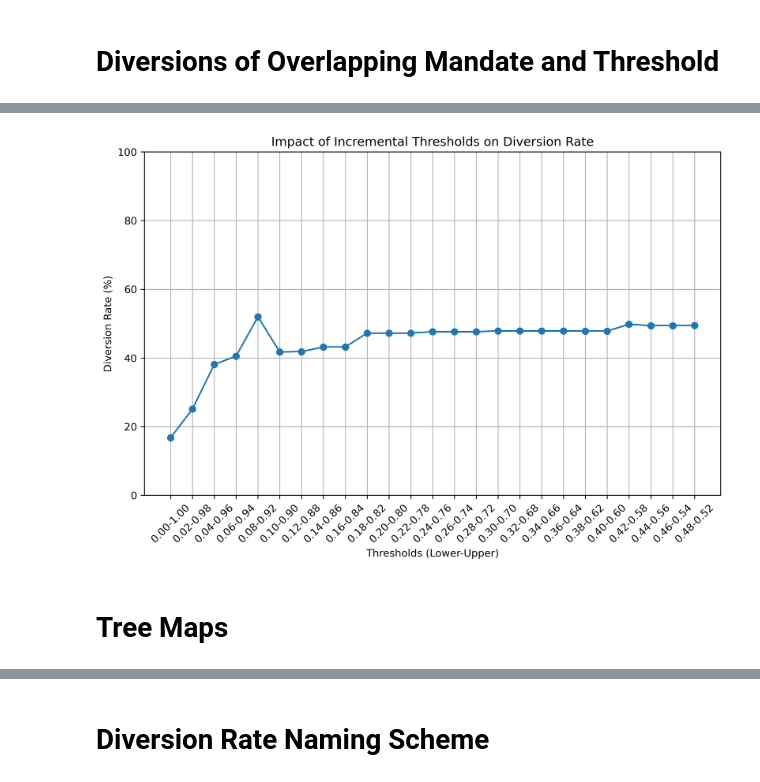
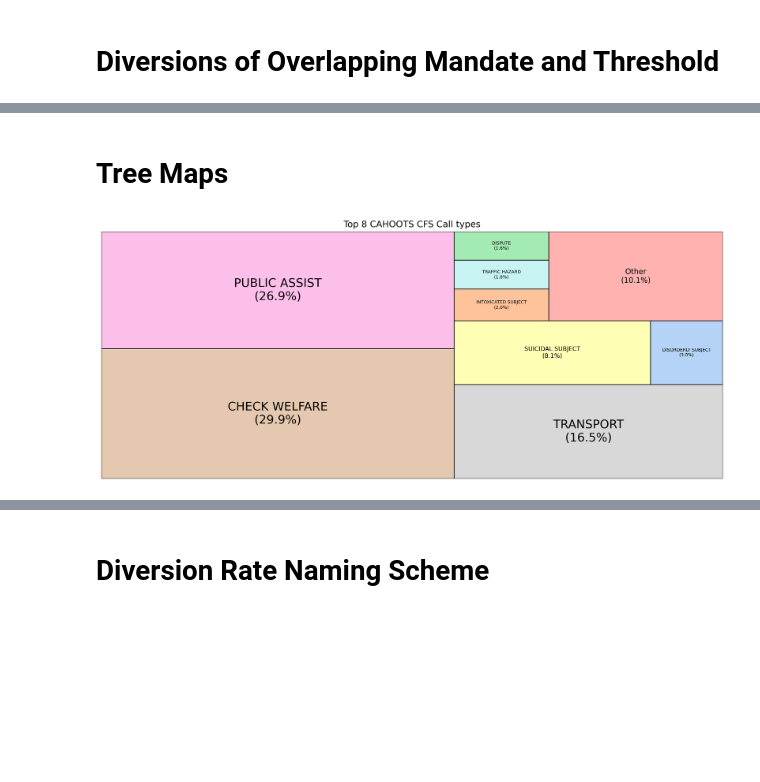
Before and after one commit to Nathan-M-Burton/CAHOOTS_DIVERSIONS, a Jupyter notebook: cahoots_diversions_eda.ipynb, the cells around one changed output, grey strips where cells are left out. Drawn from its saved outputs; the diff is of its cells as text; code cells hidden in the pictures; blank space fills up the shorter version.

```diff
--- a/cahoots_diversions_eda.ipynb
+++ b/cahoots_diversions_eda.ipynb
@@ -29,8 +34,10 @@ CAD_data = CAD_data.drop(columns=['Unnamed: 0', 'Beat', 'Unit_Cleared_Time'])
 CAD_data = CAD_data[CAD_data["Call_Source"] != "SELF"]
 CAD_data = CAD_data[CAD_data["Call_Source"] != "RPTO"]
 
+# Filter dead-end calls
+#CAD_data = CAD_data[CAD_data["Disposition"] != "GONE ON ARRIVAL"]
+
 # Drop duplicates and NA
-#CAD_data = CAD_data.drop_duplicates(subset='IncidentNumber', keep='first')
 CAD_data = CAD_data.drop_duplicates()
 CAD_data = CAD_data.dropna(subset=["PrimaryUnitCallSign", "RespondingUnitCallSign"], how='all')
 
@@ -38,8 +45,8 @@ CAD_data = CAD_data.dropna(subset=["PrimaryUnitCallSign", "RespondingUnitCallSig
 zip_codes = [97402.0, 97401.0, 97405.0, 97404.0, 97403.0, 97408.0]
 CAD_data = CAD_data[CAD_data['Call_Zipcode'].isin(zip_codes)]
 
-# Remove 2022 and 2023 until data errors can be fixed
-CAD_data = CAD_data[~CAD_data["year"].isin([2022, 2023])]
+# Remove 2022 and 2023 until data errors can be fixed. CAHOOTS calls are missing from the datasets for these years.
+CAD_data = CAD_data[~CAD_data["year"].isin([2022, 2023, 2024])]
 # %%
 def filter_df_by_time(df, start_time=None, end_time=None, time_column='Call_Created_Time'):
     """
@@ -466,4 +446,0 @@ step=0.02
-# %%
-plot_diversion_rate_vs_threshold(dataset_builder(CAD_data, dispatched=Dispatched, arrived=Arrived, time=time_range),initial_lower=initial_lower, initial_upper=initial_upper, step=step)
-# %% [output]
-[figure, removed]
@@ -477,20 +455,23 @@ plot_diversion_rate_vs_threshold(dataset_builder(CAD_data, dispatched=Dispatched
 # %%
 # Data Filters
 Dispatched = True
 Arrived = True
 time_range = ['2016', '2021', 'Call_Created_Time']
 
 # Customize Tree map
 colors = sns.color_palette("pastel")
-Title = "Top 14 CFS Call types"
-top_n_types = 14
+Title = "Top 8 CAHOOTS CFS Call types"
+top_n_types = 8
 group_others = True
 show_labels = True
 
 # Dataset options
 Total_data = CAD_data
 Cahoots_data = Total_data[Total_data["Cahoots_related"] == 1]
 EPD_data = Total_data[Total_data["Cahoots_related"] == 0]
+input_data = Cahoots_data
 
-input_data = Total_data
+create_treemap(dataset_builder(input_data, dispatched=Dispatched, arrived=Arrived, time=time_range), Title, top_n=top_n_types, group_others=group_others, max_legend_entries=10, show_labels=show_labels, color_list=colors, min_label_area_ratio=0.01)
+# %% [output]
+[figure, added]
 # %%
```
Also changed, not shown: parts of 22 cells of this notebook, 3 other files.
